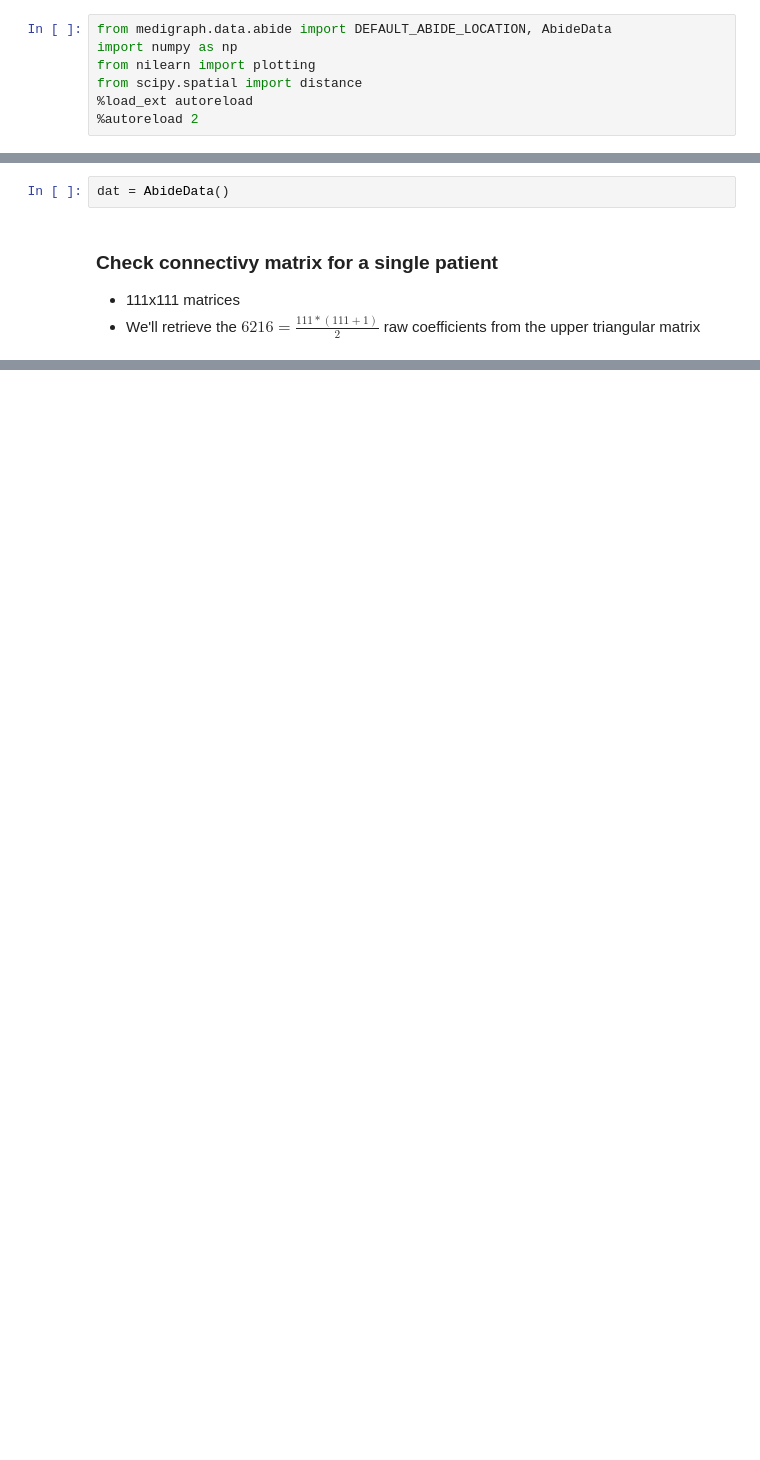
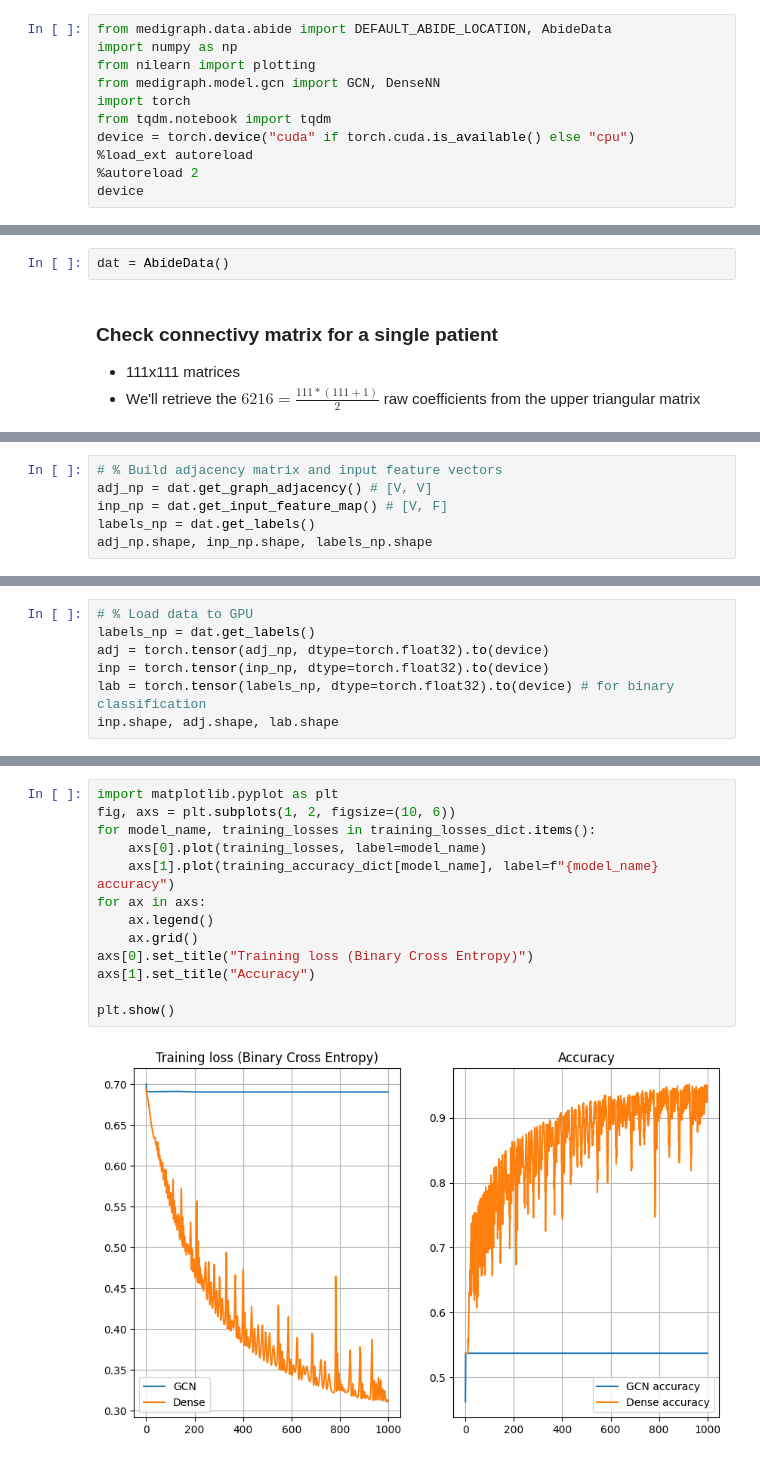
Before and after one commit to balthazarneveu/spectral_graph_convolutions, a Jupyter notebook: studies/abide_dataset_exploration.ipynb, the cells around one changed output, grey strips where cells are left out. Saved outputs shown, nothing was run; the diff lists cells and outputs as text; blank space fills up the shorter version.

Commit message:
train baseline and basic GNN

```diff
--- a/studies/abide_dataset_exploration.ipynb
+++ b/studies/abide_dataset_exploration.ipynb
@@ -2,6 +2,10 @@
 from medigraph.data.abide import DEFAULT_ABIDE_LOCATION, AbideData
 import numpy as np
 from nilearn import plotting
-from scipy.spatial import distance
+from medigraph.model.gcn import GCN, DenseNN
+import torch
+from tqdm.notebook import tqdm
+device = torch.device("cuda" if torch.cuda.is_available() else "cpu")
 %load_ext autoreload
 %autoreload 2
+device
@@ -30,0 +41,6 @@ adj = dat.get_graph_adjacency()
+# %%
+# % Build adjacency matrix and input feature vectors
+adj_np = dat.get_graph_adjacency() # [V, V]
+inp_np = dat.get_input_feature_map() # [V, F]
+labels_np = dat.get_labels()
+adj_np.shape, inp_np.shape, labels_np.shape
@@ -30,0 +49,7 @@ adj = dat.get_graph_adjacency()
+# %%
+# % Load data to GPU
+labels_np = dat.get_labels()
+adj = torch.tensor(adj_np, dtype=torch.float32).to(device)
+inp = torch.tensor(inp_np, dtype=torch.float32).to(device)
+lab = torch.tensor(labels_np, dtype=torch.float32).to(device) # for binary classification
+inp.shape, adj.shape, lab.shape
@@ -30,0 +114,15 @@ adj = dat.get_graph_adjacency()
+# %%
+import matplotlib.pyplot as plt
+fig, axs = plt.subplots(1, 2, figsize=(10, 6))
+for model_name, training_losses in training_losses_dict.items():
+    axs[0].plot(training_losses, label=model_name)
+    axs[1].plot(training_accuracy_dict[model_name], label=f"{model_name} accuracy")
+for ax in axs:
+    ax.legend()
+    ax.grid()
+axs[0].set_title("Training loss (Binary Cross Entropy)")
+axs[1].set_title("Accuracy")
+
+plt.show()
+# %% [output]
+[figure, added]
```
Also changed, not shown: parts of 7 cells of this notebook, 3 other files.
